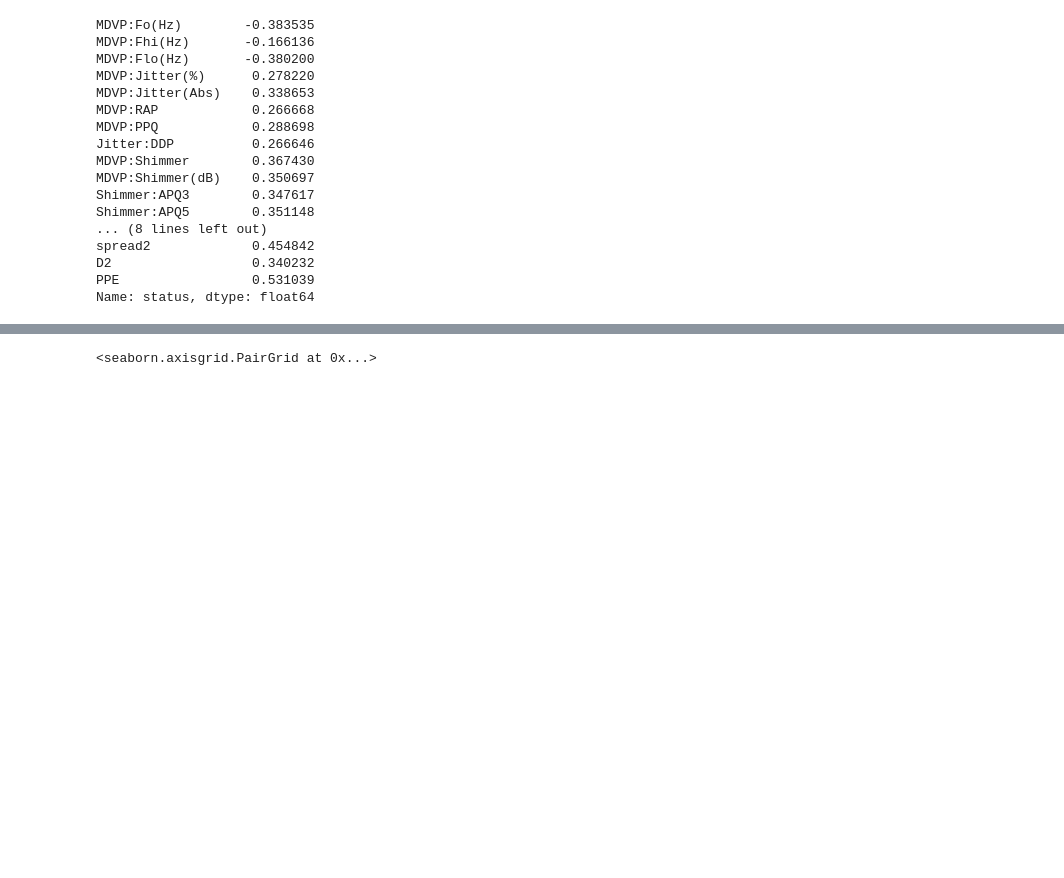
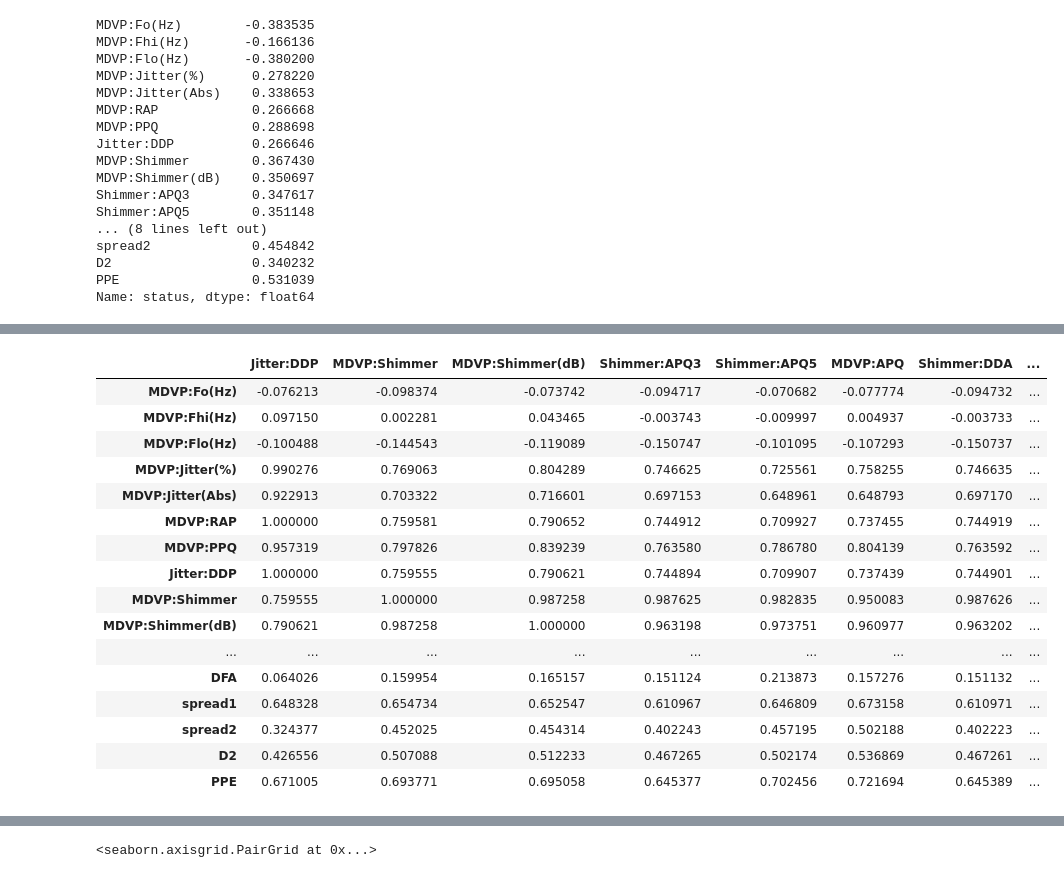
Before and after one commit to GreatLearningAIML1/chennai-aug-batch-senthilvelavan, a Jupyter notebook: EnsembleTechniques-R3-Project1/EnsembleTechniques_R3_Project1_Parkinson’s Disease.ipynb, the cells around one changed output, grey strips where cells are left out. Saved outputs shown, nothing was run; the diff lists cells and outputs as text; code cells hidden in the pictures; blank space fills up the shorter version.

```diff
--- a/EnsembleTechniques-R3-Project1/EnsembleTechniques_R3_Project1_Parkinson’s Disease.ipynb
+++ b/EnsembleTechniques-R3-Project1/EnsembleTechniques_R3_Project1_Parkinson’s Disease.ipynb
@@ -370,0 +416,20 @@ Name: status, dtype: float64
+# %%
+pd_df.corr()[7:15].transpose()
+# %% [output]
+|  | Jitter:DDP | MDVP:Shimmer | MDVP:Shimmer(dB) | Shimmer:APQ3 | Shimmer:APQ5 | MDVP:APQ | Shimmer:DDA | ... |
+| MDVP:Fo(Hz) | -0.076213 | -0.098374 | -0.073742 | -0.094717 | -0.070682 | -0.077774 | -0.094732 | ... |
+| MDVP:Fhi(Hz) | 0.097150 | 0.002281 | 0.043465 | -0.003743 | -0.009997 | 0.004937 | -0.003733 | ... |
+| MDVP:Flo(Hz) | -0.100488 | -0.144543 | -0.119089 | -0.150747 | -0.101095 | -0.107293 | -0.150737 | ... |
+| MDVP:Jitter(%) | 0.990276 | 0.769063 | 0.804289 | 0.746625 | 0.725561 | 0.758255 | 0.746635 | ... |
+| MDVP:Jitter(Abs) | 0.922913 | 0.703322 | 0.716601 | 0.697153 | 0.648961 | 0.648793 | 0.697170 | ... |
+| MDVP:RAP | 1.000000 | 0.759581 | 0.790652 | 0.744912 | 0.709927 | 0.737455 | 0.744919 | ... |
+| MDVP:PPQ | 0.957319 | 0.797826 | 0.839239 | 0.763580 | 0.786780 | 0.804139 | 0.763592 | ... |
+| Jitter:DDP | 1.000000 | 0.759555 | 0.790621 | 0.744894 | 0.709907 | 0.737439 | 0.744901 | ... |
+| MDVP:Shimmer | 0.759555 | 1.000000 | 0.987258 | 0.987625 | 0.982835 | 0.950083 | 0.987626 | ... |
+| MDVP:Shimmer(dB) | 0.790621 | 0.987258 | 1.000000 | 0.963198 | 0.973751 | 0.960977 | 0.963202 | ... |
+| ... | ... | ... | ... | ... | ... | ... | ... | ... |
+| DFA | 0.064026 | 0.159954 | 0.165157 | 0.151124 | 0.213873 | 0.157276 | 0.151132 | ... |
+| spread1 | 0.648328 | 0.654734 | 0.652547 | 0.610967 | 0.646809 | 0.673158 | 0.610971 | ... |
+| spread2 | 0.324377 | 0.452025 | 0.454314 | 0.402243 | 0.457195 | 0.502188 | 0.402223 | ... |
+| D2 | 0.426556 | 0.507088 | 0.512233 | 0.467265 | 0.502174 | 0.536869 | 0.467261 | ... |
+| PPE | 0.671005 | 0.693771 | 0.695058 | 0.645377 | 0.702456 | 0.721694 | 0.645389 | ... |
```
Also changed, not shown: parts of 21 cells of this notebook, 3 other files.
